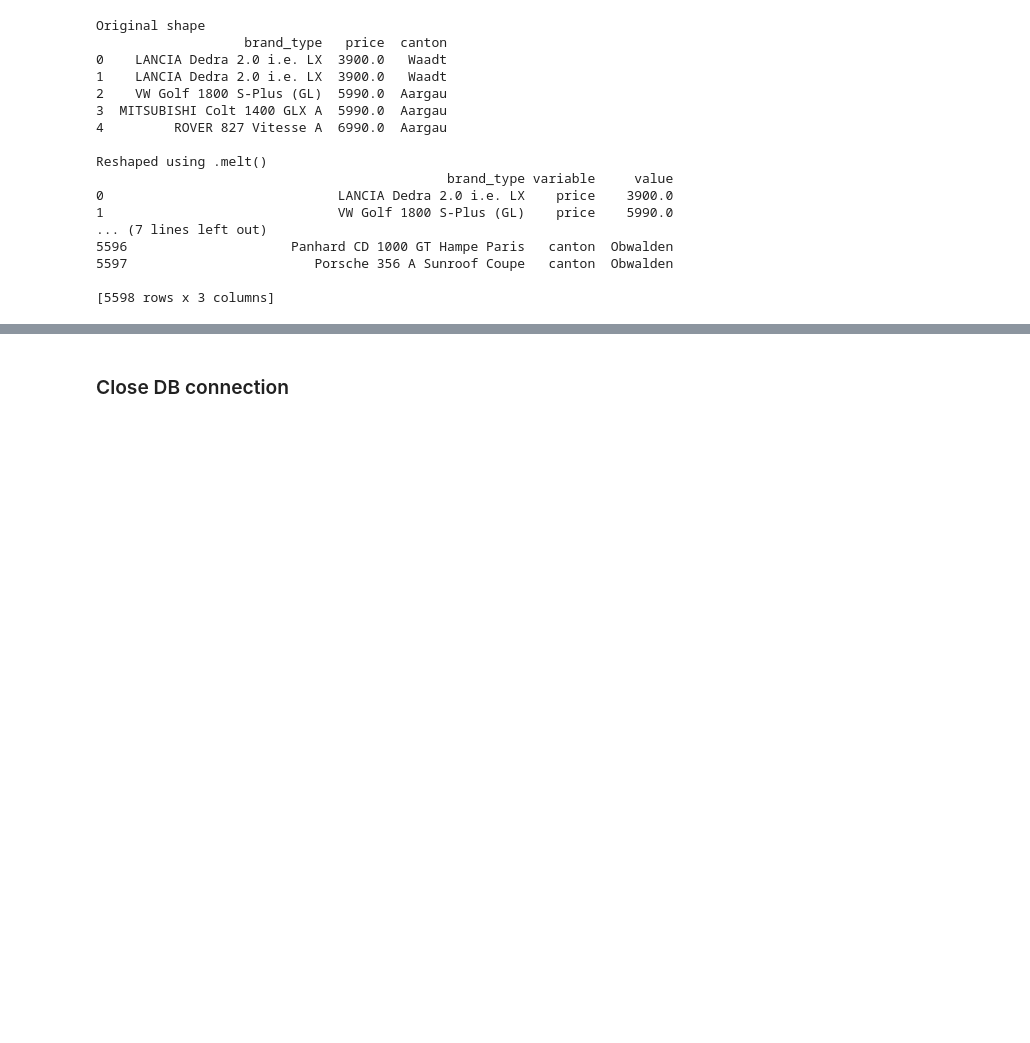
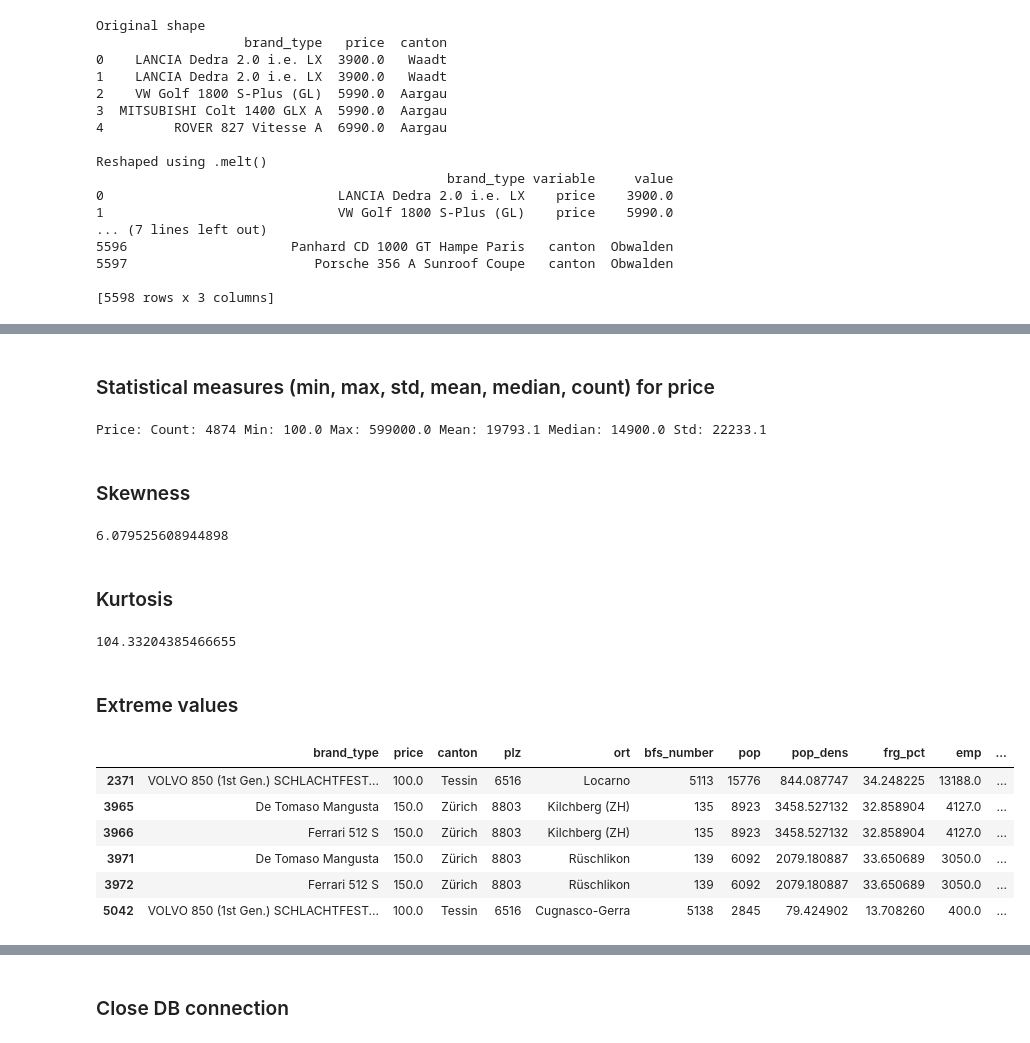
Before and after one commit to Sapdmsql/data_analytics_python_postgres, a Jupyter notebook: jupyter_postgres_db.ipynb, the cells around one changed output, grey strips where cells are left out. Cells and saved outputs as stored; diff of their text form; code cells hidden in the pictures; blank space fills up the shorter version.

```diff
--- a/jupyter_postgres_db.ipynb
+++ b/jupyter_postgres_db.ipynb
@@ -391,0 +527,37 @@ Reshaped using .melt()
+# %% [markdown]
+### Statistical measures (min, max, std, mean, median, count) for price
+# %%
+print('Price:',
+      'Count:', round(df_filtered.price.count(), 1),
+      'Min:', round(df_filtered.price.min(), 1),
+      'Max:', round(df_filtered.price.max(), 1),
+      'Mean:', round(df_filtered.price.mean(), 1),
+      'Median:', round(df_filtered.price.median(), 1),
+      'Std:', round(df_filtered.price.std(), 1))
+# %% [output]
+Price: Count: 4874 Min: 100.0 Max: 599000.0 Mean: 19793.1 Median: 14900.0 Std: 22233.1
+# %% [markdown]
+### Skewness
+# %%
+df_filtered['price'].skew()
+# %% [output]
+6.079525608944898
+# %% [markdown]
+### Kurtosis
+# %%
+df_filtered['price'].kurtosis()
+# %% [output]
+104.33204385466655
+# %% [markdown]
+### Extreme values
+# %%
+# Low costs oldtimers
+df_filtered[df_filtered['price'] <= 200]
+# %% [output]
+|  | brand_type | price | canton | plz | ort | bfs_number | pop | pop_dens | frg_pct | emp | ... |
+| 2371 | VOLVO 850 (1st Gen.) SCHLACHTFEST... | 100.0 | Tessin | 6516 | Locarno | 5113 | 15776 | 844.087747 | 34.248225 | 13188.0 | ... |
+| 3965 | De Tomaso Mangusta | 150.0 | Zürich | 8803 | Kilchberg (ZH) | 135 | 8923 | 3458.527132 | 32.858904 | 4127.0 | ... |
+| 3966 | Ferrari 512 S | 150.0 | Zürich | 8803 | Kilchberg (ZH) | 135 | 8923 | 3458.527132 | 32.858904 | 4127.0 | ... |
+| 3971 | De Tomaso Mangusta | 150.0 | Zürich | 8803 | Rüschlikon | 139 | 6092 | 2079.180887 | 33.650689 | 3050.0 | ... |
+| 3972 | Ferrari 512 S | 150.0 | Zürich | 8803 | Rüschlikon | 139 | 6092 | 2079.180887 | 33.650689 | 3050.0 | ... |
+| 5042 | VOLVO 850 (1st Gen.) SCHLACHTFEST... | 100.0 | Tessin | 6516 | Cugnasco-Gerra | 5138 | 2845 | 79.424902 | 13.708260 | 400.0 | ... |
```
Also changed, not shown: parts of 27 cells of this notebook.
